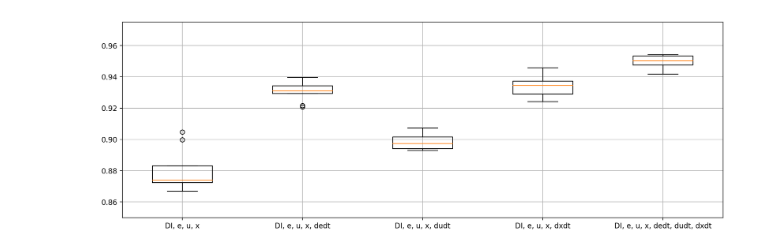
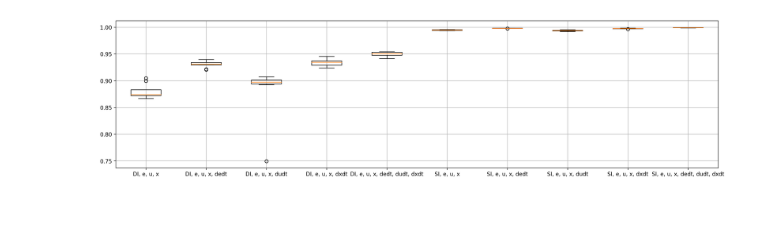
Before and after one commit to sashalikesplanes/ho-classifier, a Jupyter notebook: AccuracyVisualization.ipynb, the cells around one changed output. Drawn from its saved outputs; the diff is of its cells as text; code cells hidden in the pictures; blank space fills up the shorter version.

```diff
--- a/AccuracyVisualization.ipynb
+++ b/AccuracyVisualization.ipynb
@@ -41,0 +46,16 @@ runs_df = pd.DataFrame({
+# %%
+api = wandb.Api()
+entity, project = "sashalikesplanes", "ModelReplicate"
+runs = api.runs(entity + '/' + project)
+
+best_accuracy, exp_type = [], []
+for run in runs:
+    try:
+        best_accuracy.append(run.history()['accuracy'].max())
+        exp_type.append(run.sweep.name)
+    except KeyError:
+        print("run has no accuracy")
+
+deriv_runs = pd.DataFrame({
+"exp_type": exp_type,
+"accuracy": best_accuracy,})
@@ -41,0 +89,8 @@ runs_df = pd.DataFrame({
+# %%
+def plot_hist(exp_names, runs_df, width=15, height=5):
+    accuracies_per_exp = [runs_df[runs_df.exp_type == exp].accuracy.to_numpy() for exp in exp_names]
+    plt.boxplot(accuracies_per_exp, labels=exp_names)
+    plt.grid()
+    fig = plt.gcf()
+    fig.set_size_inches(width,height)
+    fig.set_dpi(200)
@@ -42,2 +102,16 @@ runs_df = pd.DataFrame({
 # %%
-dt_runs_df = runs_df[runs_df.exp_type.isin(['DI, e, u, x, dxdt','DI, e, u, x, dudt', 'DI, e, u, x, dedt','DI, e, u, x, dedt, dudt, dxdt', 'SI, e, u, x, dxdt','SI, e, u, x, dudt', 'SI, e, u, x, dedt, dudt, dxdt','SI, e, u, x, dedt', 'DI, e, u, x', 'SI, e, u, x'])]
+exp_names_DI_derivs = [
+                'DI, e, u, x',
+                'DI, e, u, x, dedt',
+                'DI, e, u, x, dudt',
+                'DI, e, u, x, dxdt',
+                'DI, e, u, x, dedt, dudt, dxdt',
+    'SI, e, u, x',
+ 'SI, e, u, x, dedt',
+ 'SI, e, u, x, dudt',
+ 'SI, e, u, x, dxdt',
+ 'SI, e, u, x, dedt, dudt, dxdt',
+ ]
+plot_hist(exp_names_DI_derivs, deriv_runs, width=20)
+# %% [output]
+[figure, added]
@@ -59,9 +117,0 @@ accuracies_per_exp_SI = [dt_runs_df[dt_runs_df.exp_type == exp].accuracy.to_nump
-# %%
-plt.boxplot(accuracies_per_exp_DI, labels=exp_names_DI)
-plt.ylim(0.85, 0.975)
-plt.grid()
-fig = plt.gcf()
-fig.set_size_inches(15,5)
-fig.set_dpi(200)
-# %% [output]
-[figure, removed]
```
Also changed, not shown: parts of 21 cells of this notebook.
